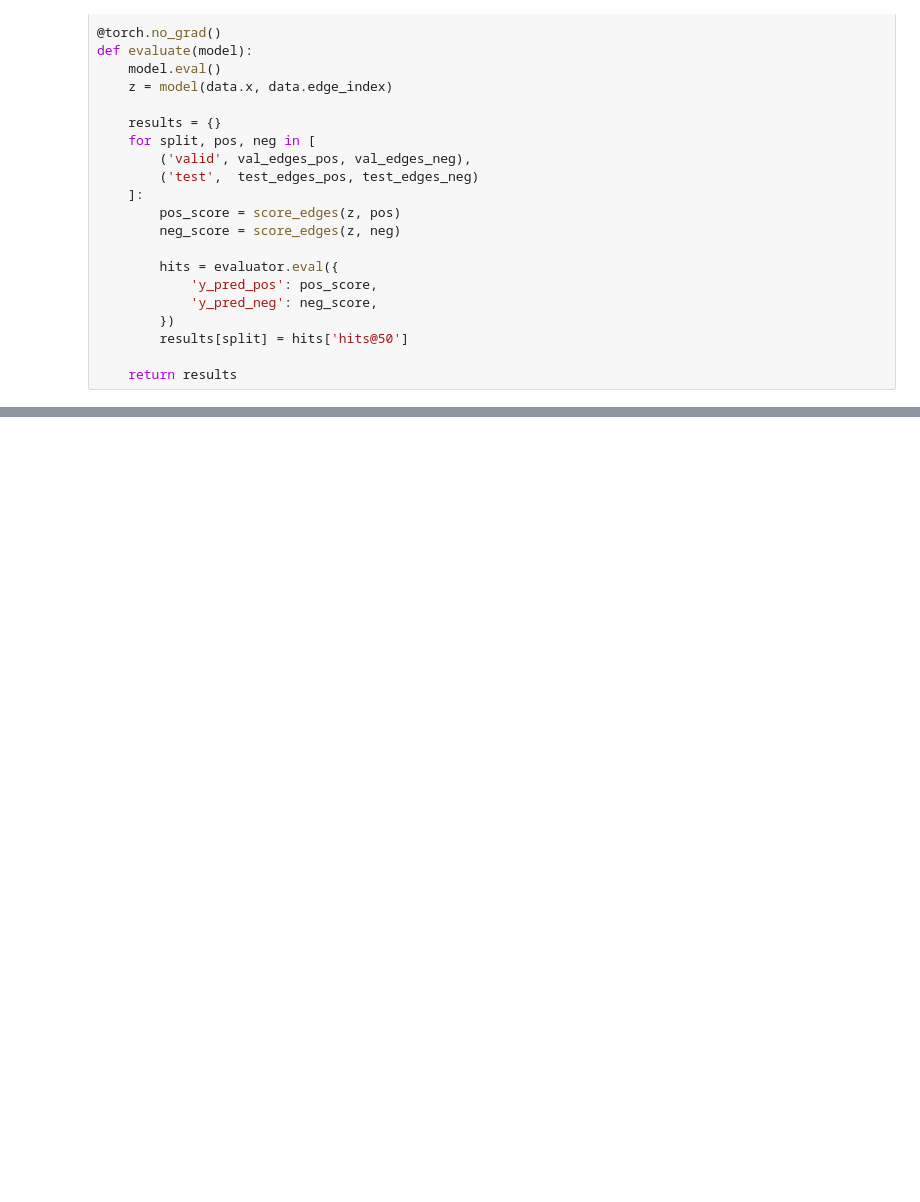
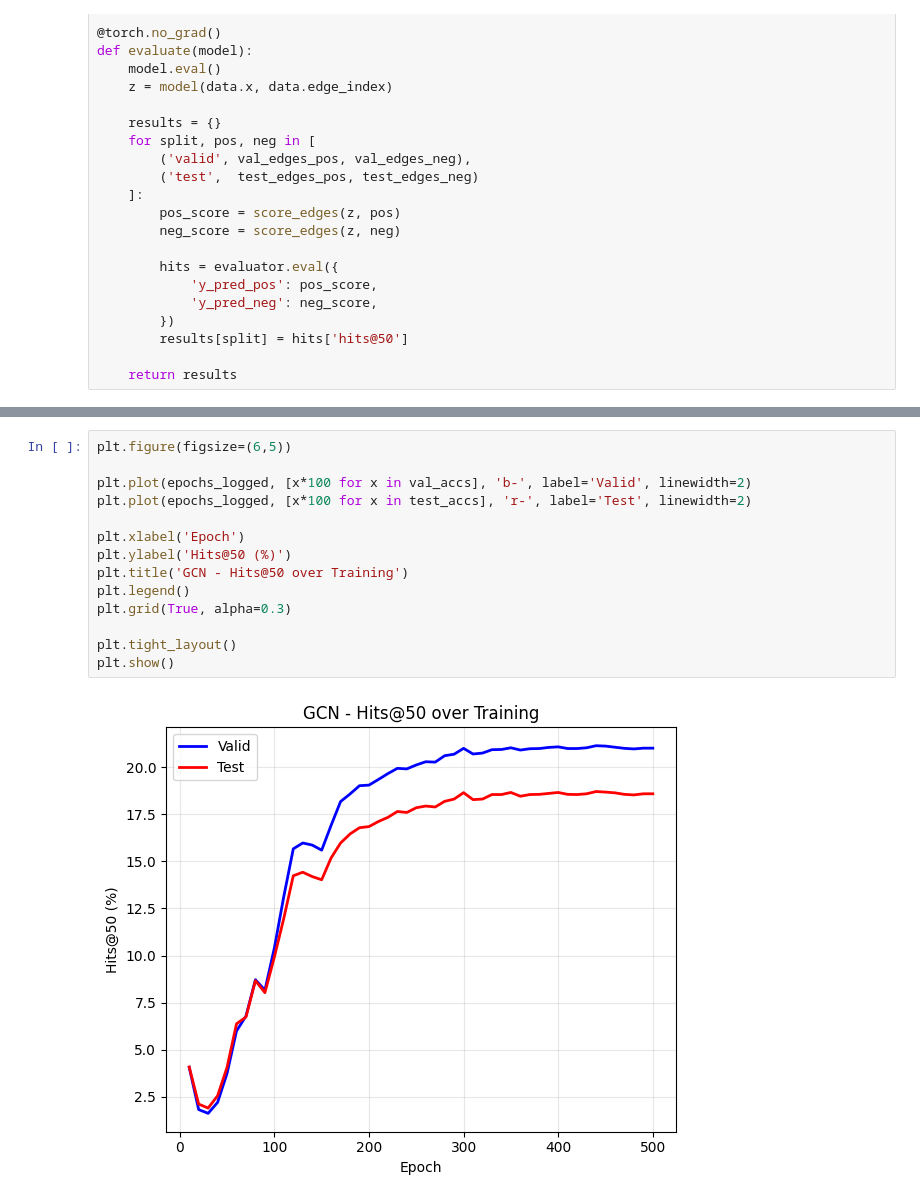
Before and after one commit to zinebzekh/INF8225_Equipe19, a Jupyter notebook: GCN/Link_Property_Prediction/link_property_prediction_GCN.ipynb, the cells around one changed output, grey strips where cells are left out. Drawn from its saved outputs; the diff is of its cells as text; blank space fills up the shorter version.

```diff
--- a/GCN/Link_Property_Prediction/link_property_prediction_GCN.ipynb
+++ b/GCN/Link_Property_Prediction/link_property_prediction_GCN.ipynb
@@ -176,0 +296,16 @@ print(f"Best Test Hits@50: {best_test:.4f}")
+# %%
+plt.figure(figsize=(6,5))
+
+plt.plot(epochs_logged, [x*100 for x in val_accs], 'b-', label='Valid', linewidth=2)
+plt.plot(epochs_logged, [x*100 for x in test_accs], 'r-', label='Test', linewidth=2)
+
+plt.xlabel('Epoch')
+plt.ylabel('Hits@50 (%)')
+plt.title('GCN - Hits@50 over Training')
+plt.legend()
+plt.grid(True, alpha=0.3)
+
+plt.tight_layout()
+plt.show()
+# %% [output]
+[figure, added]
```
Also changed, not shown: parts of 8 cells of this notebook, 9 other files.
